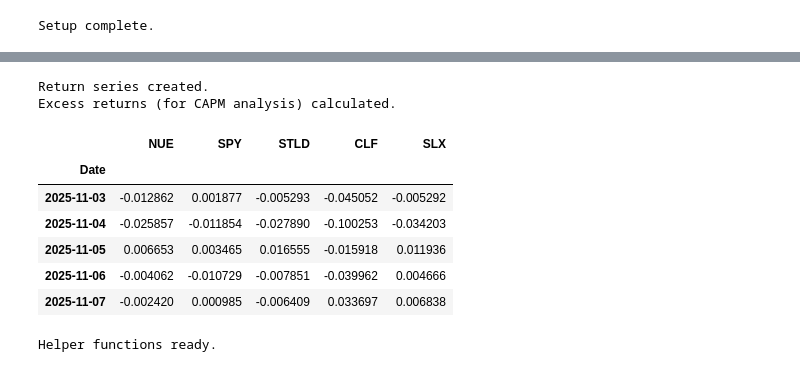
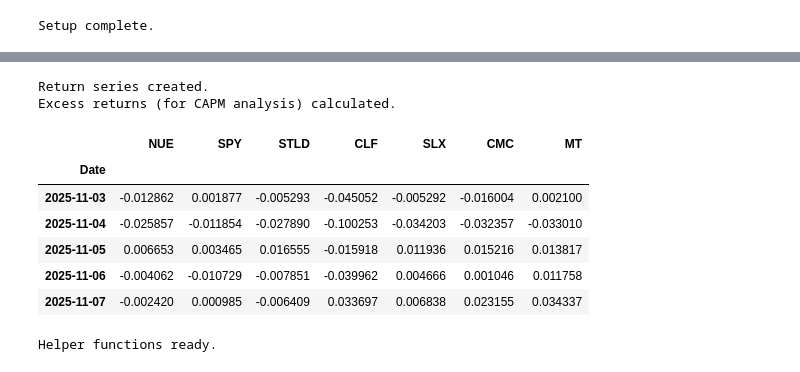
Before and after one commit to IsaacAnwar/Nucor_Statistical_Analysis, a Jupyter notebook: NUCOR_Statistical.ipynb, the cells around one changed output, grey strips where cells are left out. Cells and saved outputs as stored; diff of their text form; code cells hidden in the pictures.

```diff
--- a/NUCOR_Statistical.ipynb
+++ b/NUCOR_Statistical.ipynb
@@ -25,18 +32,17 @@ import matplotlib.pyplot as plt
 import seaborn as sns
 from scipy import stats
 from sklearn.linear_model import LinearRegression
-from arch import arch_model
 
 plt.style.use("default")
 
 # Inputs
 TICKER = "NUE"
 MARKET = "SPY"
-PEERS = ["STLD", "CLF", "SLX"]
-START_DATE = "2015-01-01"
+PEERS = ["STLD", "CLF", "SLX", "CMC", "MT"]
+START_DATE = "2014-01-01"  # Extended to get more than 10 years of data
 END_DATE = None
 TRADING_DAYS = 252
-RISK_FREE = 0.045 # 1 year yield of US treasury bonds (update with current rate)
+RISK_FREE = 0.04081 # 1 year yield of US treasury bonds (update with current rate)
 
 print("Setup complete.")
 # %% [output]
@@ -66,15 +72,29 @@ if isinstance(data, pd.Series):
 
 data = data.dropna(how="all")
 
-# Validate that required columns exist
-required_cols = [TICKER, MARKET] + PEERS
+# Validate that required columns exist (TICKER and MARKET are mandatory)
+required_cols = [TICKER, MARKET]
 missing_cols = [col for col in required_cols if col not in data.columns]
 if missing_cols:
     raise ValueError(f"Missing required columns: {missing_cols}")
 
+# Check which peers were successfully downloaded
+available_peers = [p for p in PEERS if p in data.columns]
+missing_peers = [p for p in PEERS if p not in data.columns]
+
+if missing_peers:
+    print(f"Warning: The following peer tickers could not be downloaded: {missing_peers}")
+    print(f"Continuing with available peers: {available_peers}")
+
+# Update PEERS to only include successfully downloaded peers
+PEERS = available_peers
+
 nue_price = data[TICKER]
 spy_price = data[MARKET]
-peer_prices = data[PEERS]
+if len(PEERS) > 0:
+    peer_prices = data[PEERS]
+else:
+    peer_prices = pd.DataFrame()  # Empty dataframe if no peers available
 
 print("Data downloaded.")
 display(data.tail())
@@ -90,34 +110,44 @@ Data downloaded.
 # %%
 # Daily simple returns
 nue_ret = nue_price.pct_change() #NUCOR's returns
 spy_ret = spy_price.pct_change() #S&P500's returns
-peer_ret = peer_prices.pct_change() #Competition/Market returns
+
+# Handle peer returns (may be empty if no peers downloaded)
+if len(PEERS) > 0 and not peer_prices.empty:
+    peer_ret = peer_prices.pct_change() #Competition/Market returns
+else:
+    peer_ret = pd.DataFrame()  # Empty dataframe if no peers
 
 # Combination of all returns with proper index alignment
 returns = pd.DataFrame({
     TICKER: nue_ret,
     MARKET: spy_ret
-}).join(peer_ret, how='inner').dropna()
+})
+
+if not peer_ret.empty:
+    returns = returns.join(peer_ret, how='inner')
+
+returns = returns.dropna()
 
 # Calculate daily risk-free rate
 daily_rf = RISK_FREE / TRADING_DAYS
 
 # Calculate excess returns (returns minus risk-free rate) for proper CAPM analysis
 excess_returns = returns - daily_rf
 
 print("Return series created.")
 print("Excess returns (for CAPM analysis) calculated.")
 returns.tail()
 # %% [output]
 Return series created.
 Excess returns (for CAPM analysis) calculated.
-|  | NUE | SPY | STLD | CLF | SLX |
-| Date |  |  |  |  |  |
-| 2025-11-03 | -0.012862 | 0.001877 | -0.005293 | -0.045052 | -0.005292 |
-| 2025-11-04 | -0.025857 | -0.011854 | -0.027890 | -0.100253 | -0.034203 |
-| 2025-11-05 | 0.006653 | 0.003465 | 0.016555 | -0.015918 | 0.011936 |
-| 2025-11-06 | -0.004062 | -0.010729 | -0.007851 | -0.039962 | 0.004666 |
-| 2025-11-07 | -0.002420 | 0.000985 | -0.006409 | 0.033697 | 0.006838 |
+|  | NUE | SPY | STLD | CLF | SLX | CMC | MT |
+| Date |  |  |  |  |  |  |  |
+| 2025-11-03 | -0.012862 | 0.001877 | -0.005293 | -0.045052 | -0.005292 | -0.016004 | 0.002100 |
+| 2025-11-04 | -0.025857 | -0.011854 | -0.027890 | -0.100253 | -0.034203 | -0.032357 | -0.033010 |
+| 2025-11-05 | 0.006653 | 0.003465 | 0.016555 | -0.015918 | 0.011936 | 0.015216 | 0.013817 |
+| 2025-11-06 | -0.004062 | -0.010729 | -0.007851 | -0.039962 | 0.004666 | 0.001046 | 0.011758 |
+| 2025-11-07 | -0.002420 | 0.000985 | -0.006409 | 0.033697 | 0.006838 | 0.023155 | 0.034337 |
 # %%
 # Function to calculate the annualized return from a series of returns.
 # It compounds total return over the period and scales it to one year
```
Also changed, not shown: parts of 23 cells of this notebook.
